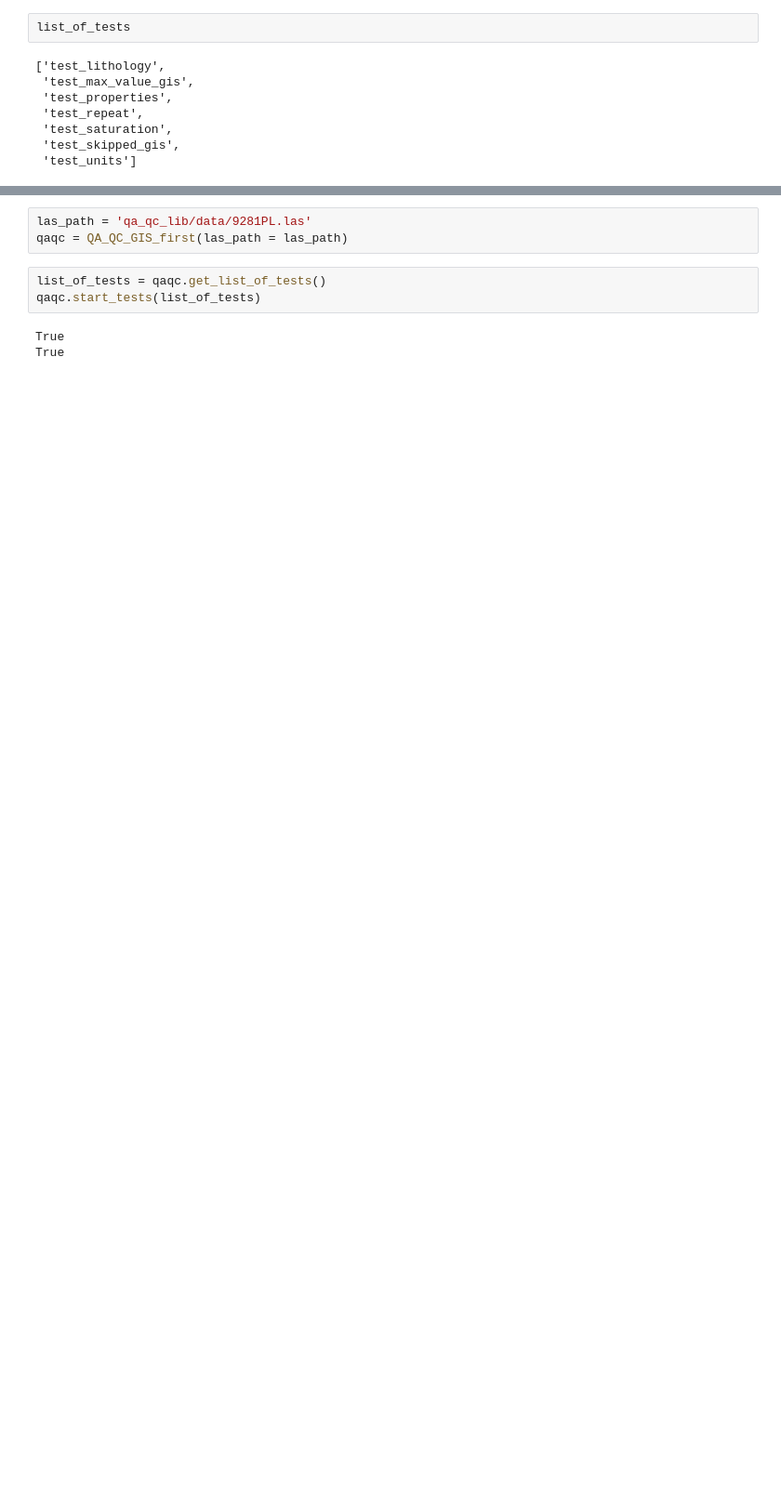
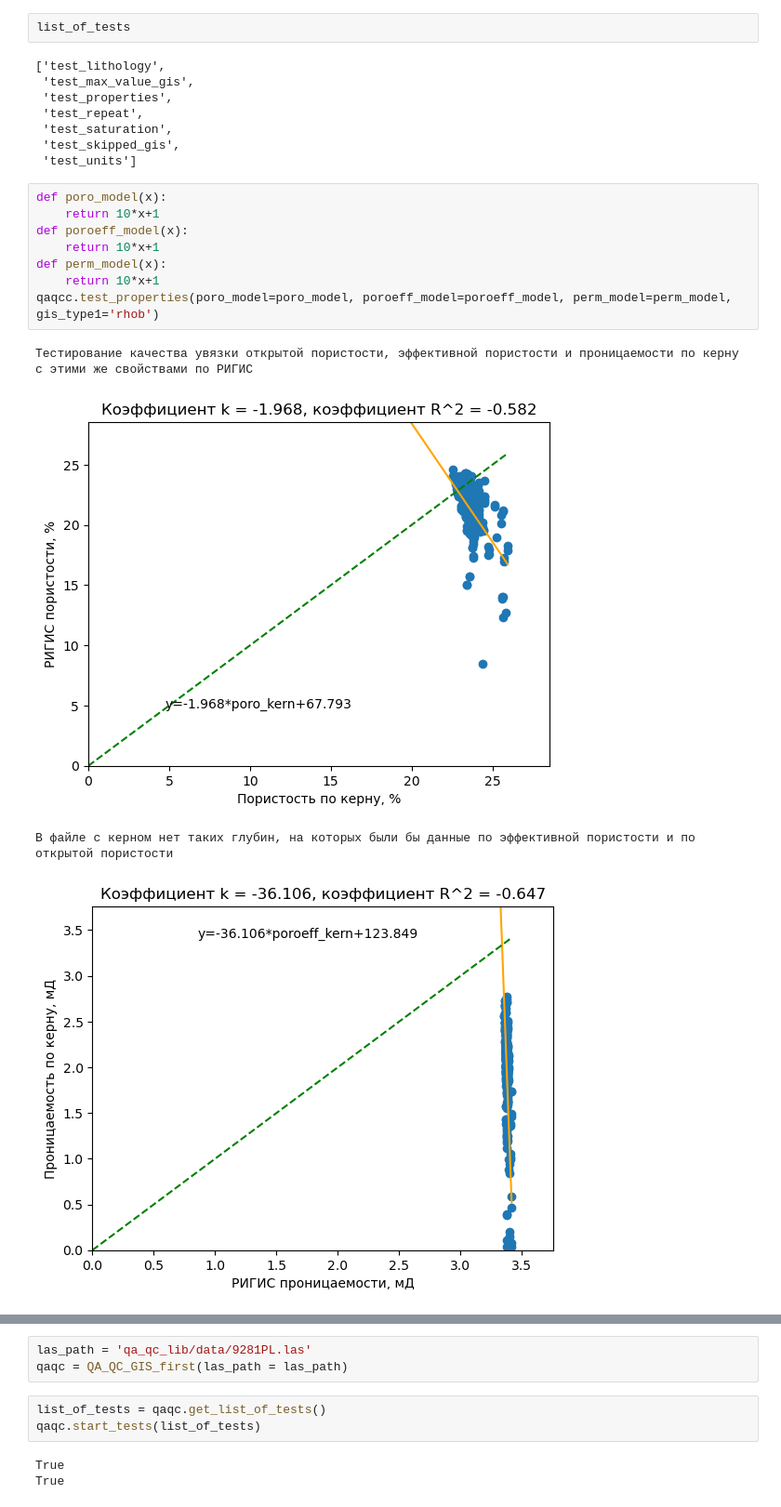
Before and after one commit to Salnikov-MaX/QA_QC_proj, a Jupyter notebook: workflow.ipynb, the cells around one changed output, grey strips where cells are left out. Shown at 93% size. Cells and saved outputs as stored; diff of their text form; blank space fills up the shorter version.

```diff
--- a/workflow.ipynb
+++ b/workflow.ipynb
@@ -43,3 +46,16 @@ list_of_tests
  'test_saturation',
  'test_skipped_gis',
  'test_units']
+# %%
+def poro_model(x):
+    return 10*x+1
+def poroeff_model(x):
+    return 10*x+1
+def perm_model(x):
+    return 10*x+1
+qaqcc.test_properties(poro_model=poro_model, poroeff_model=poroeff_model, perm_model=perm_model, gis_type1='rhob')
+# %% [output]
+Тестирование качества увязки открытой пористости, эффективной пористости и проницаемости по керну с этими же свойствами по РИГИС
+[figure, added]
+В файле с керном нет таких глубин, на которых были бы данные по эффективной пористости и по открытой пористости
+[figure, added]
```
Also changed, not shown: parts of 8 cells of this notebook.
